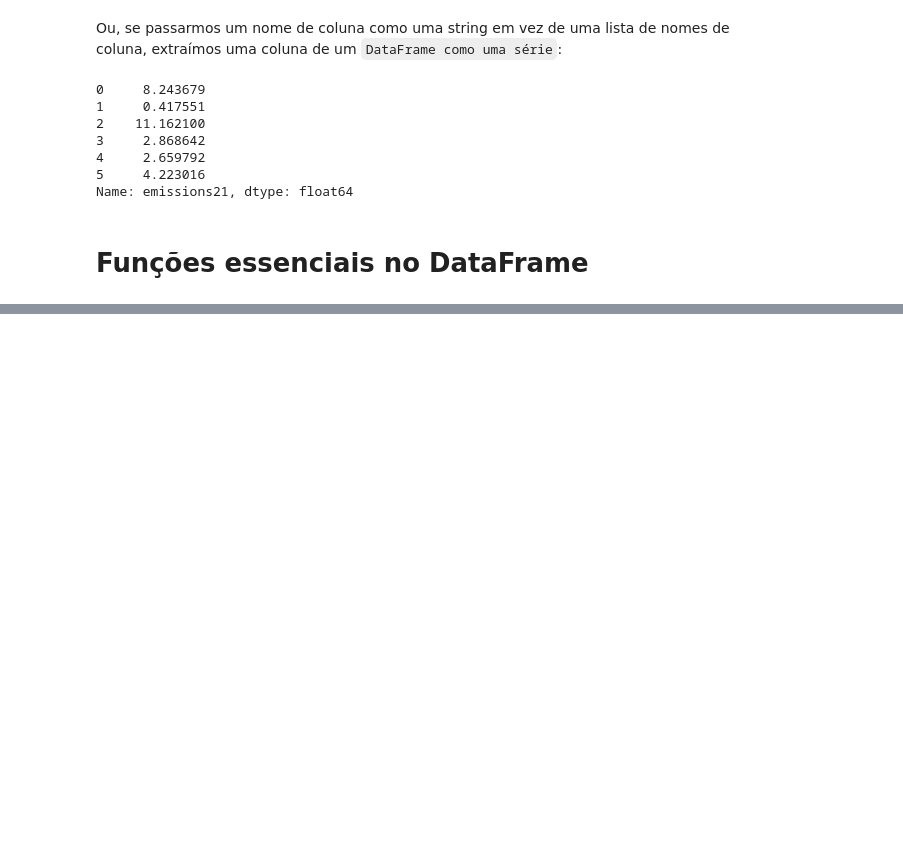
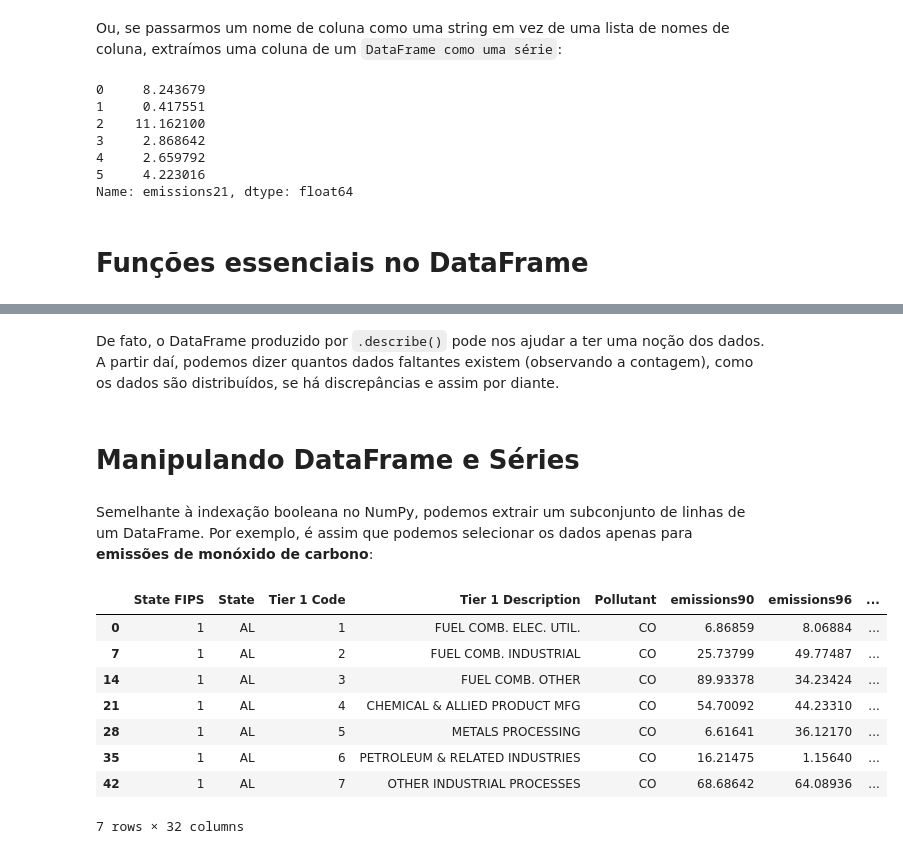
Before and after one commit to EddyGiusepe/Repasso_Python, a Jupyter notebook: Pandas_Library_with_Python.ipynb, the cells around one changed output, grey strips where cells are left out. Saved outputs shown, nothing was run; the diff lists cells and outputs as text; code cells hidden in the pictures; blank space fills up the shorter version.

```diff
--- a/Pandas_Library_with_Python.ipynb
+++ b/Pandas_Library_with_Python.ipynb
@@ -136,0 +173,19 @@ Name: emissions21, dtype: float64
+# %% [markdown]
+De fato, o DataFrame produzido por ``.describe()`` pode nos ajudar a ter uma noção dos dados. A partir daí, podemos dizer quantos dados faltantes existem (observando a contagem), como os dados são distribuídos, se há discrepâncias e assim por diante.
+# %% [markdown]
+# Manipulando DataFrame e Séries
+# %% [markdown]
+Semelhante à indexação booleana no NumPy, podemos extrair um subconjunto de linhas de um DataFrame. Por exemplo, é assim que podemos selecionar os dados apenas para **emissões de monóxido de carbono**:
+# %%
+df_CO = df[df["Pollutant"] == "CO"]
+df_CO.head(7)
+# %% [output]
+|  | State FIPS | State | Tier 1 Code | Tier 1 Description | Pollutant | emissions90 | emissions96 | ... |
+| 0 | 1 | AL | 1 | FUEL COMB. ELEC. UTIL. | CO | 6.86859 | 8.06884 | ... |
+| 7 | 1 | AL | 2 | FUEL COMB. INDUSTRIAL | CO | 25.73799 | 49.77487 | ... |
+| 14 | 1 | AL | 3 | FUEL COMB. OTHER | CO | 89.93378 | 34.23424 | ... |
+| 21 | 1 | AL | 4 | CHEMICAL & ALLIED PRODUCT MFG | CO | 54.70092 | 44.23310 | ... |
+| 28 | 1 | AL | 5 | METALS PROCESSING | CO | 6.61641 | 36.12170 | ... |
+| 35 | 1 | AL | 6 | PETROLEUM & RELATED INDUSTRIES | CO | 16.21475 | 1.15640 | ... |
+| 42 | 1 | AL | 7 | OTHER INDUSTRIAL PROCESSES | CO | 68.68642 | 64.08936 | ... |
+7 rows × 32 columns
```
Also changed, not shown: parts of 10 cells of this notebook.
